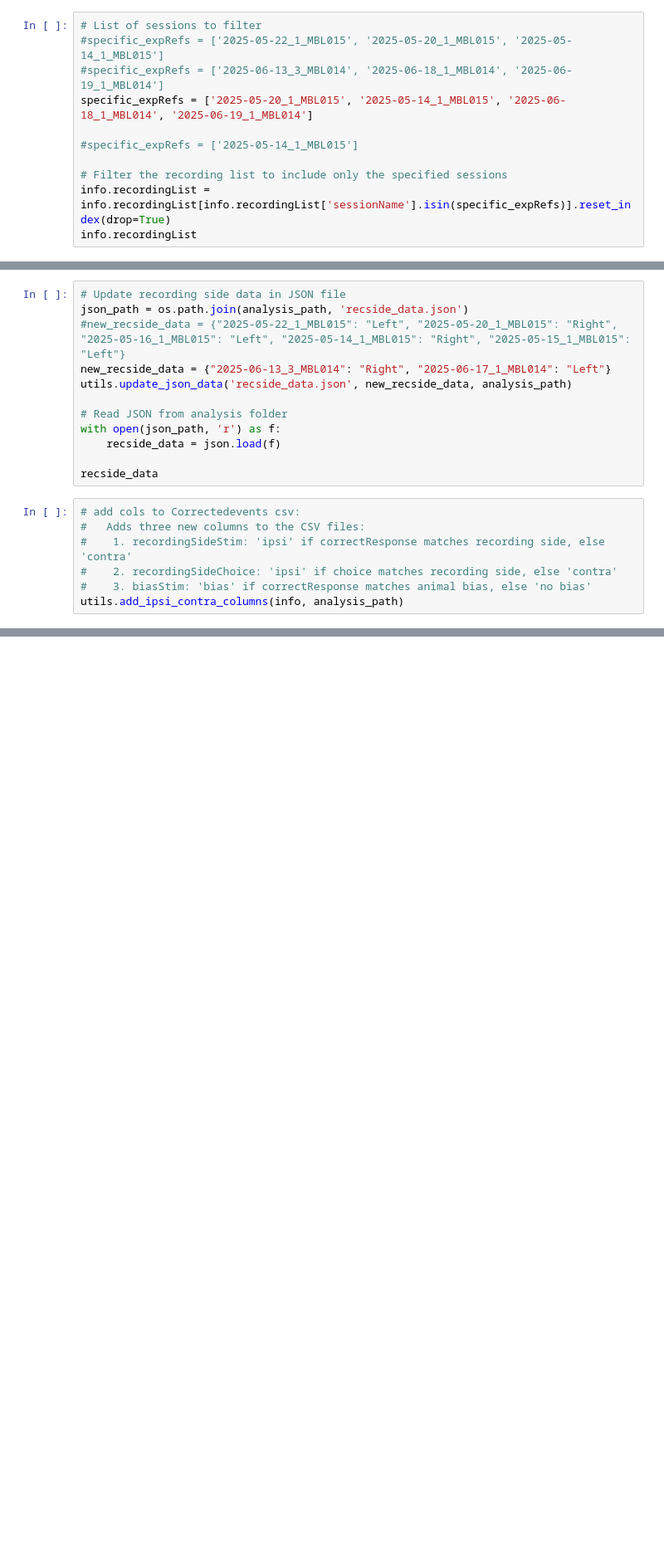
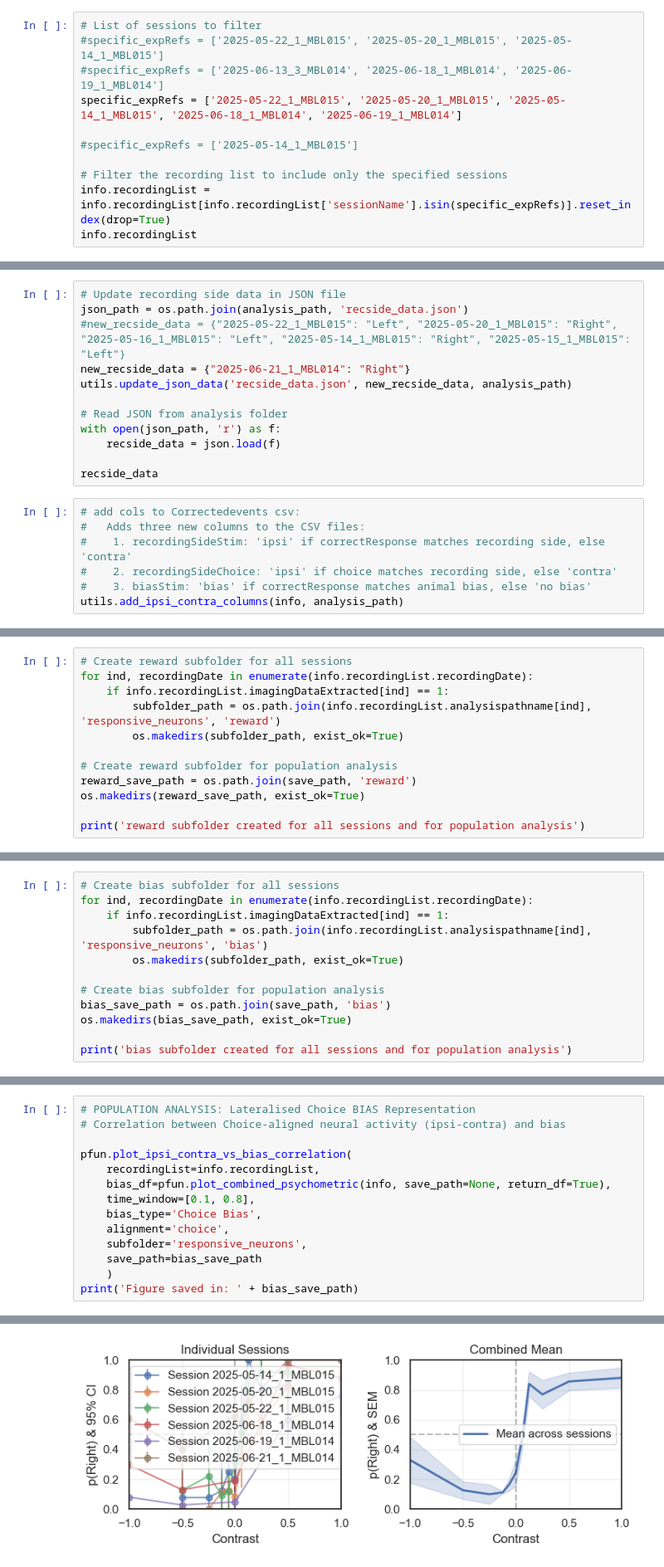
Before and after one commit to huriyeatg/sideBiasLateralisation, a Jupyter notebook: sideBiasLateralisation_extraction.ipynb, the cells around one changed output, grey strips where cells are left out. Shown: that part at 83% size. Cells and saved outputs as stored; diff of their text form; blank space fills up the shorter version.

Commit message:
imaging-data and csv

```diff
--- a/sideBiasLateralisation_extraction.ipynb
+++ b/sideBiasLateralisation_extraction.ipynb
@@ -53,7 +48,7 @@ info.recordingList
 # List of sessions to filter
 #specific_expRefs = ['2025-05-22_1_MBL015', '2025-05-20_1_MBL015', '2025-05-14_1_MBL015']
 #specific_expRefs = ['2025-06-13_3_MBL014', '2025-06-18_1_MBL014', '2025-06-19_1_MBL014']
-specific_expRefs = ['2025-05-20_1_MBL015', '2025-05-14_1_MBL015', '2025-06-18_1_MBL014', '2025-06-19_1_MBL014']
+specific_expRefs = ['2025-05-22_1_MBL015', '2025-05-20_1_MBL015', '2025-05-14_1_MBL015', '2025-06-18_1_MBL014', '2025-06-19_1_MBL014']
 
 #specific_expRefs = ['2025-05-14_1_MBL015']
 
@@ -121,7 +112,7 @@ with open(json_path, 'r') as f:
 # Update recording side data in JSON file
 json_path = os.path.join(analysis_path, 'recside_data.json')
 #new_recside_data = {"2025-05-22_1_MBL015": "Left", "2025-05-20_1_MBL015": "Right", "2025-05-16_1_MBL015": "Left", "2025-05-14_1_MBL015": "Right", "2025-05-15_1_MBL015": "Left"}
-new_recside_data = {"2025-06-13_3_MBL014": "Right", "2025-06-17_1_MBL014": "Left"}
+new_recside_data = {"2025-06-21_1_MBL014": "Right"}
 utils.update_json_data('recside_data.json', new_recside_data, analysis_path)
 
 # Read JSON from analysis folder
@@ -701,0 +1445,12 @@ pfun.plot_AP_ML_contra_ipsi(df, save_path=analysis_path)
+# %%
+# Create reward subfolder for all sessions
+for ind, recordingDate in enumerate(info.recordingList.recordingDate):
+    if info.recordingList.imagingDataExtracted[ind] == 1:
+        subfolder_path = os.path.join(info.recordingList.analysispathname[ind], 'responsive_neurons', 'reward')
+        os.makedirs(subfolder_path, exist_ok=True)
+
+# Create reward subfolder for population analysis
+reward_save_path = os.path.join(save_path, 'reward')
+os.makedirs(reward_save_path, exist_ok=True)
+
+print('reward subfolder created for all sessions and for population analysis')
@@ -701,0 +1557,12 @@ pfun.plot_AP_ML_contra_ipsi(df, save_path=analysis_path)
+# %%
+# Create bias subfolder for all sessions
+for ind, recordingDate in enumerate(info.recordingList.recordingDate):
+    if info.recordingList.imagingDataExtracted[ind] == 1:
+        subfolder_path = os.path.join(info.recordingList.analysispathname[ind], 'responsive_neurons', 'bias')
+        os.makedirs(subfolder_path, exist_ok=True)
+
+# Create bias subfolder for population analysis
+bias_save_path = os.path.join(save_path, 'bias')
+os.makedirs(bias_save_path, exist_ok=True)
+
+print('bias subfolder created for all sessions and for population analysis')
@@ -701,0 +1641,15 @@ pfun.plot_AP_ML_contra_ipsi(df, save_path=analysis_path)
+# %%
+# POPULATION ANALYSIS: Lateralised Choice BIAS Representation
+# Correlation between Choice-aligned neural activity (ipsi-contra) and bias
+
+pfun.plot_ipsi_contra_vs_bias_correlation(
+    recordingList=info.recordingList,
+    bias_df=pfun.plot_combined_psychometric(info, save_path=None, return_df=True),
+    time_window=[0.1, 0.8],
+    bias_type='Choice Bias',
+    alignment='choice',
+    subfolder='responsive_neurons',
+    save_path=bias_save_path
+    )
+print('Figure saved in: ' + bias_save_path)
+# %% [output]
@@ -701,0 +1667 @@ pfun.plot_AP_ML_contra_ipsi(df, save_path=analysis_path)
+[figure, added]
```
Also changed, not shown: parts of 69 cells of this notebook, 9 other files.
